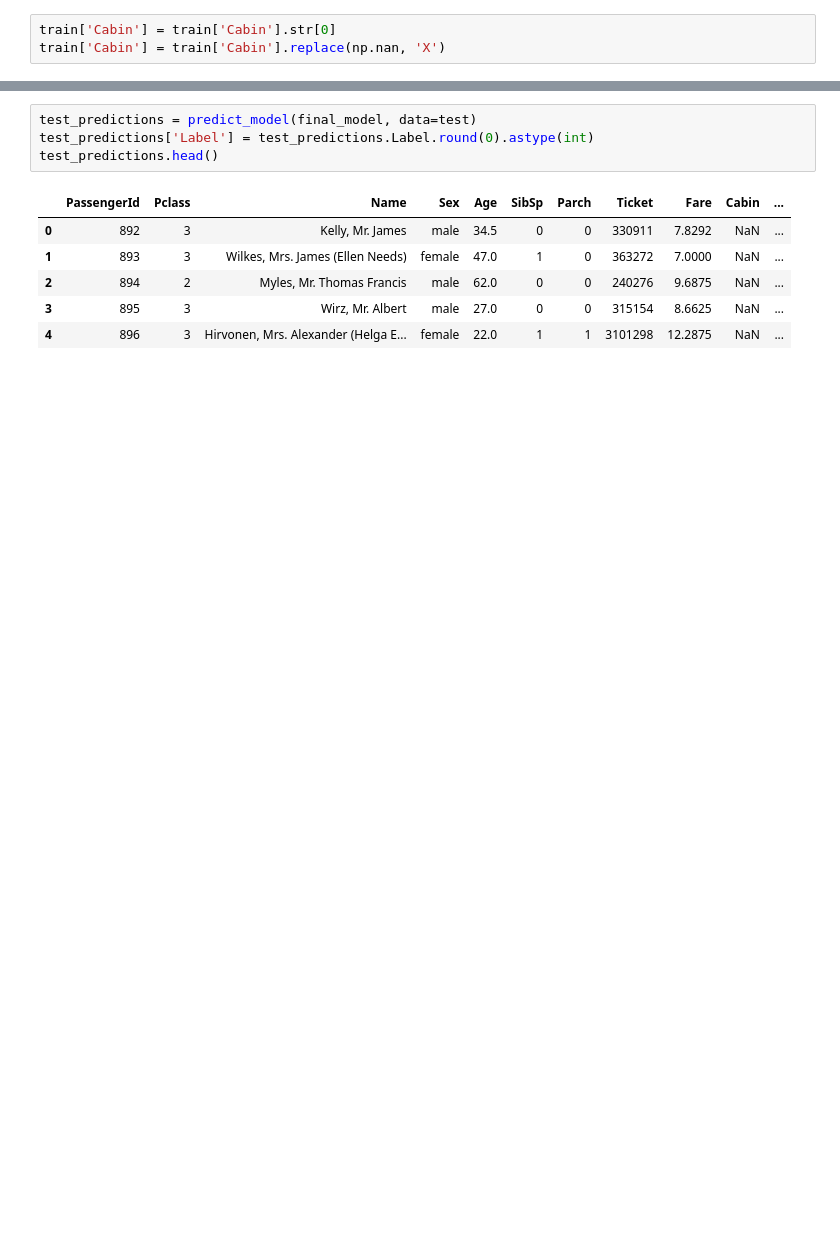
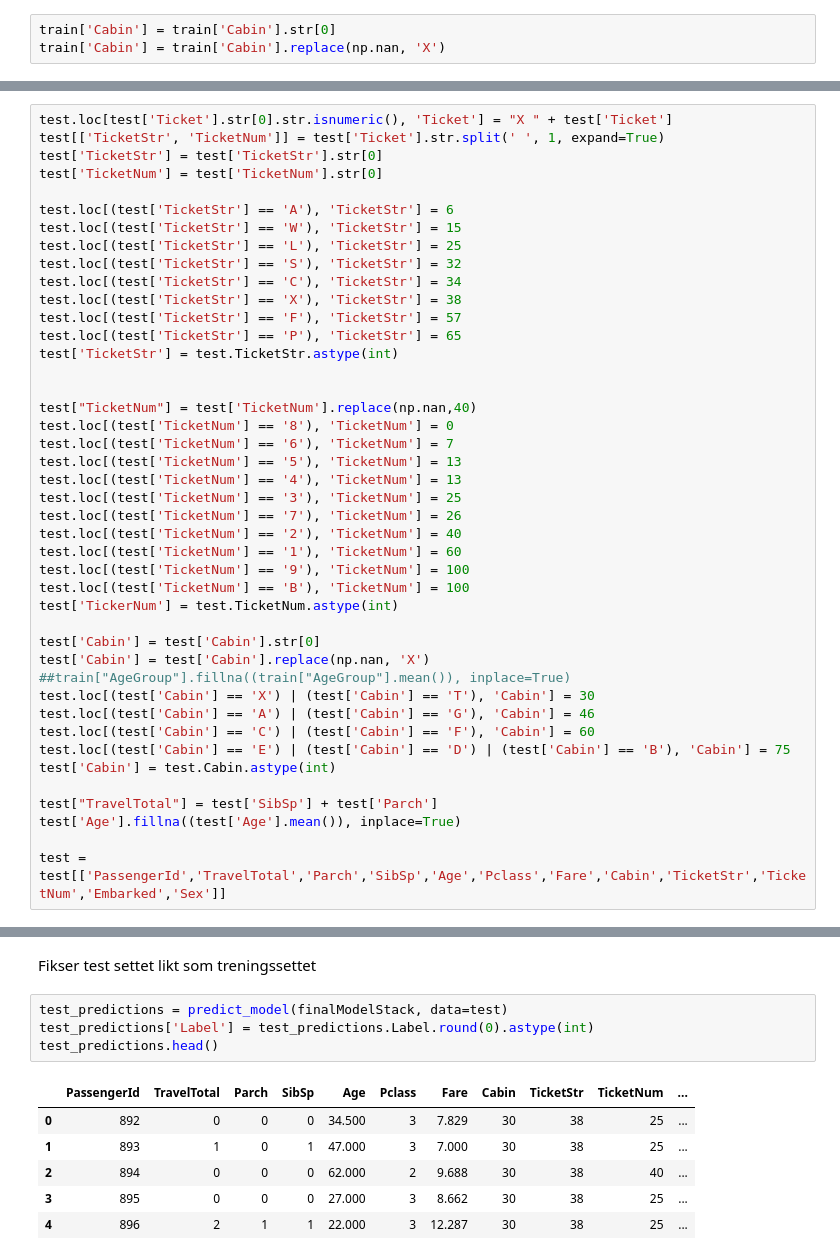
Before and after one commit to melanki/titanic_ml_webapp, a Jupyter notebook: nb/ML20-Del2.ipynb, the cells around one changed output, grey strips where cells are left out. Drawn from its saved outputs; the diff is of its cells as text; blank space fills up the shorter version.

```diff
--- a/nb/ML20-Del2.ipynb
+++ b/nb/ML20-Del2.ipynb
@@ -303,0 +645,43 @@ predict_model(final_model)
+# %%
+test.loc[test['Ticket'].str[0].str.isnumeric(), 'Ticket'] = "X " + test['Ticket']
+test[['TicketStr', 'TicketNum']] = test['Ticket'].str.split(' ', 1, expand=True)
+test['TicketStr'] = test['TicketStr'].str[0]
+test['TicketNum'] = test['TicketNum'].str[0]
+
+test.loc[(test['TicketStr'] == 'A'), 'TicketStr'] = 6
+test.loc[(test['TicketStr'] == 'W'), 'TicketStr'] = 15
+test.loc[(test['TicketStr'] == 'L'), 'TicketStr'] = 25
+test.loc[(test['TicketStr'] == 'S'), 'TicketStr'] = 32
+test.loc[(test['TicketStr'] == 'C'), 'TicketStr'] = 34
+test.loc[(test['TicketStr'] == 'X'), 'TicketStr'] = 38
+test.loc[(test['TicketStr'] == 'F'), 'TicketStr'] = 57
+test.loc[(test['TicketStr'] == 'P'), 'TicketStr'] = 65
+test['TicketStr'] = test.TicketStr.astype(int)
+
+
+test["TicketNum"] = test['TicketNum'].replace(np.nan,40)
+test.loc[(test['TicketNum'] == '8'), 'TicketNum'] = 0
+test.loc[(test['TicketNum'] == '6'), 'TicketNum'] = 7
+test.loc[(test['TicketNum'] == '5'), 'TicketNum'] = 13
+test.loc[(test['TicketNum'] == '4'), 'TicketNum'] = 13
+test.loc[(test['TicketNum'] == '3'), 'TicketNum'] = 25
+test.loc[(test['TicketNum'] == '7'), 'TicketNum'] = 26
+test.loc[(test['TicketNum'] == '2'), 'TicketNum'] = 40
+test.loc[(test['TicketNum'] == '1'), 'TicketNum'] = 60
+test.loc[(test['TicketNum'] == '9'), 'TicketNum'] = 100
+test.loc[(test['TicketNum'] == 'B'), 'TicketNum'] = 100
+test['TickerNum'] = test.TicketNum.astype(int)
+
+test['Cabin'] = test['Cabin'].str[0]
+test['Cabin'] = test['Cabin'].replace(np.nan, 'X')
+##train["AgeGroup"].fillna((train["AgeGroup"].mean()), inplace=True)
+test.loc[(test['Cabin'] == 'X') | (test['Cabin'] == 'T'), 'Cabin'] = 30
+test.loc[(test['Cabin'] == 'A') | (test['Cabin'] == 'G'), 'Cabin'] = 46
+test.loc[(test['Cabin'] == 'C') | (test['Cabin'] == 'F'), 'Cabin'] = 60
+test.loc[(test['Cabin'] == 'E') | (test['Cabin'] == 'D') | (test['Cabin'] == 'B'), 'Cabin'] = 75
+test['Cabin'] = test.Cabin.astype(int)
+
+test["TravelTotal"] = test['SibSp'] + test['Parch']
+test['Age'].fillna((test['Age'].mean()), inplace=True)
+
+test = test[['PassengerId','TravelTotal','Parch','SibSp','Age','Pclass','Fare','Cabin','TicketStr','TicketNum','Embarked','Sex']]
@@ -304,11 +697,13 @@ predict_model(final_model)
+# %% [markdown]
+Fikser test settet likt som treningssettet
 # %%
-test_predictions = predict_model(final_model, data=test)
+test_predictions = predict_model(finalModelStack, data=test)
 test_predictions['Label'] = test_predictions.Label.round(0).astype(int)
 test_predictions.head()
 # %% [output]
-|  | PassengerId | Pclass | Name | Sex | Age | SibSp | Parch | Ticket | Fare | Cabin | ... |
-| 0 | 892 | 3 | Kelly, Mr. James | male | 34.5 | 0 | 0 | 330911 | 7.8292 | NaN | ... |
-| 1 | 893 | 3 | Wilkes, Mrs. James (Ellen Needs) | female | 47.0 | 1 | 0 | 363272 | 7.0000 | NaN | ... |
-| 2 | 894 | 2 | Myles, Mr. Thomas Francis | male | 62.0 | 0 | 0 | 240276 | 9.6875 | NaN | ... |
-| 3 | 895 | 3 | Wirz, Mr. Albert | male | 27.0 | 0 | 0 | 315154 | 8.6625 | NaN | ... |
-| 4 | 896 | 3 | Hirvonen, Mrs. Alexander (Helga E... | female | 22.0 | 1 | 1 | 3101298 | 12.2875 | NaN | ... |
+|  | PassengerId | TravelTotal | Parch | SibSp | Age | Pclass | Fare | Cabin | TicketStr | TicketNum | ... |
+| 0 | 892 | 0 | 0 | 0 | 34.500 | 3 | 7.829 | 30 | 38 | 25 | ... |
+| 1 | 893 | 1 | 0 | 1 | 47.000 | 3 | 7.000 | 30 | 38 | 25 | ... |
+| 2 | 894 | 0 | 0 | 0 | 62.000 | 2 | 9.688 | 30 | 38 | 40 | ... |
+| 3 | 895 | 0 | 0 | 0 | 27.000 | 3 | 8.662 | 30 | 38 | 25 | ... |
+| 4 | 896 | 2 | 1 | 1 | 22.000 | 3 | 12.287 | 30 | 38 | 25 | ... |
```
Also changed, not shown: parts of 141 cells of this notebook, 2 other files.
